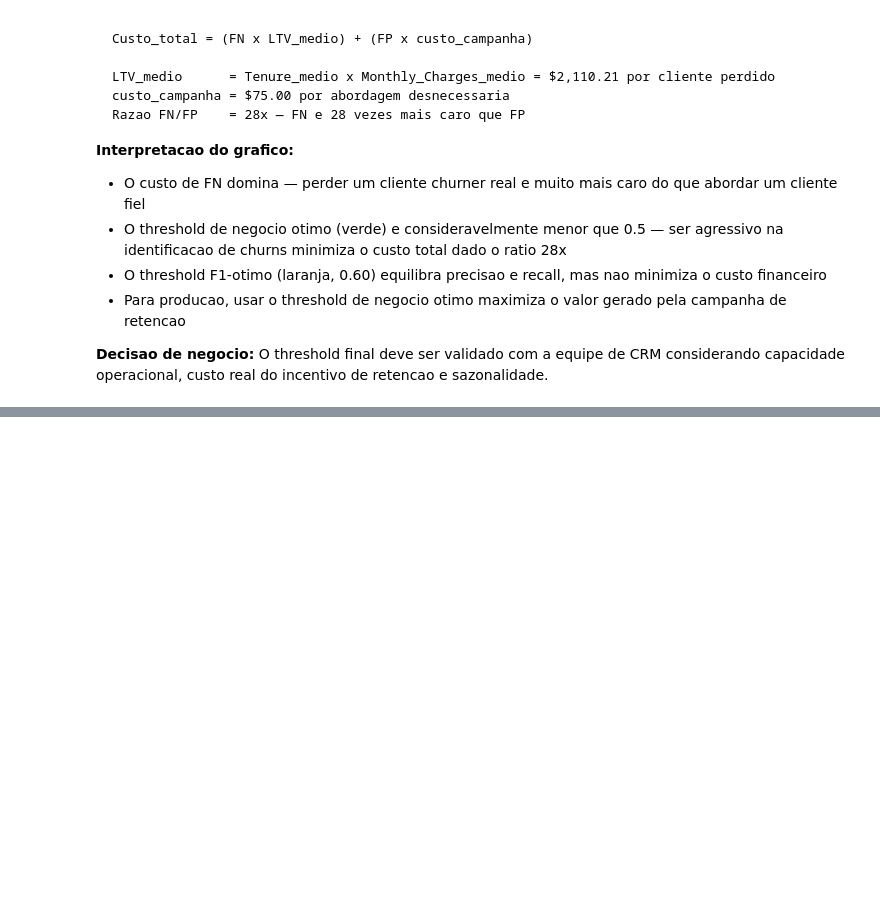
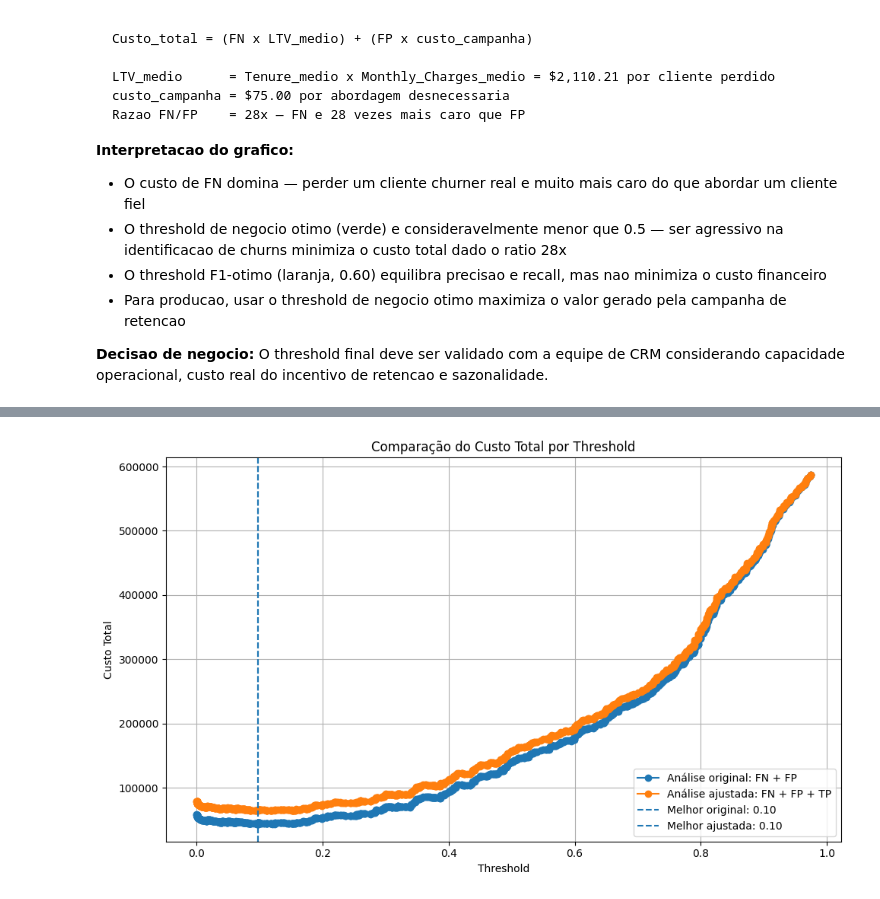
Before and after one commit to eeyamazaki/telco-churn-mlp, a Jupyter notebook: notebooks/04_mlp.ipynb, the cells around one changed output, grey strips where cells are left out. Saved outputs shown, nothing was run; the diff lists cells and outputs as text; code cells hidden in the pictures; blank space fills up the shorter version.

```diff
--- a/notebooks/04_mlp.ipynb
+++ b/notebooks/04_mlp.ipynb
@@ -644,0 +773,41 @@ O threshold final deve ser validado com a equipe de CRM considerando capacidade
+# %%
+plt.figure(figsize=(10, 6))
+
+df_original = df_comparacao_custos[df_comparacao_custos["analise"] == "Original"]
+df_ajustada = df_comparacao_custos[df_comparacao_custos["analise"] == "Ajustada"]
+
+plt.plot(
+    df_original["threshold"],
+    df_original["custo_total"],
+    marker="o",
+    label="Análise original: FN + FP"
+)
+
+plt.plot(
+    df_ajustada["threshold"],
+    df_ajustada["custo_total"],
+    marker="o",
+    label="Análise ajustada: FN + FP + TP"
+)
+
+plt.axvline(
+    melhor_original["threshold"],
+    linestyle="--",
+    label=f"Melhor original: {melhor_original['threshold']:.2f}"
+)
+
+plt.axvline(
+    melhor_ajustada["threshold"],
+    linestyle="--",
+    label=f"Melhor ajustada: {melhor_ajustada['threshold']:.2f}"
+)
+
+plt.title("Comparação do Custo Total por Threshold")
+plt.xlabel("Threshold")
+plt.ylabel("Custo Total")
+plt.legend()
+plt.grid(True)
+plt.tight_layout()
+plt.show()
+# %% [output]
+[figure, added]
```
Also changed, not shown: parts of 12 cells of this notebook, 49 other files.
